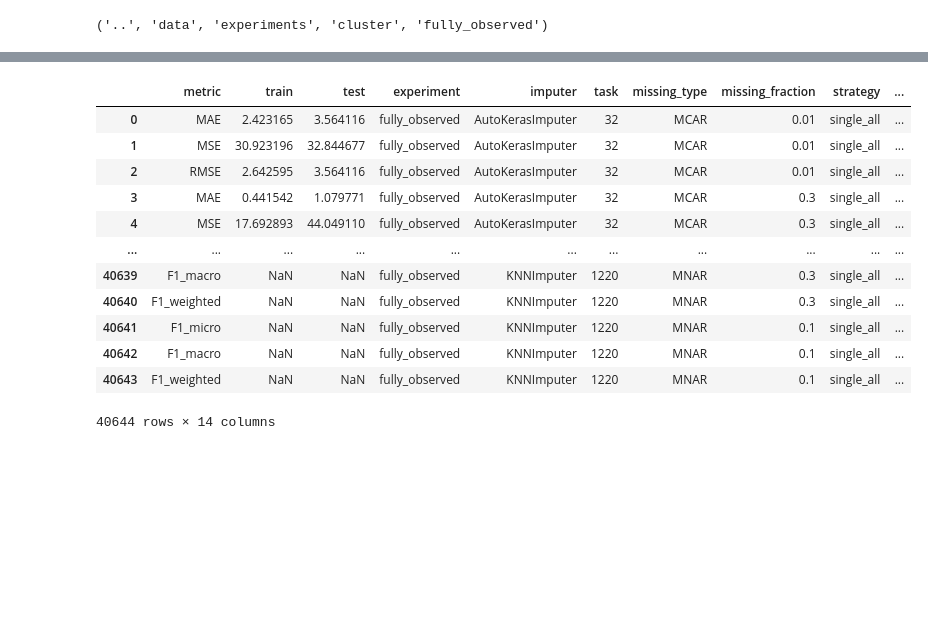
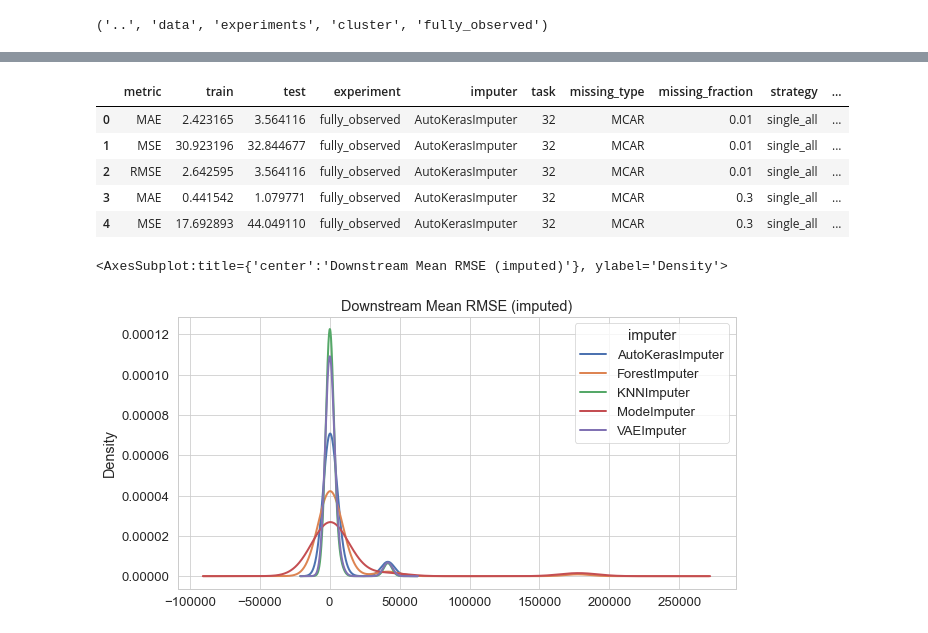
Before and after one commit to se-jaeger/data-imputation-paper, a Jupyter notebook: notebooks/read_results.ipynb, the cells around one changed output, grey strips where cells are left out. Cells and saved outputs as stored; diff of their text form; code cells hidden in the pictures; blank space fills up the shorter version.

Commit message:
added some first plots

```diff
--- a/notebooks/read_results.ipynb
+++ b/notebooks/read_results.ipynb
@@ -69,25 +79,30 @@ def read_prefixed_csv_files(df_in, file_prefix):
 # %%
 def read_csv_files(df):
     prefixes = [
         "impute_performance_std",
         "impute_performance_mean",
         "downstream_performance_std",
         "downstream_performance_mean"
     ]
-    return pd.concat([read_prefixed_csv_files(df, prefix) for prefix in prefixes], ignore_index=True)
+    df = pd.concat([read_prefixed_csv_files(df, prefix) for prefix in prefixes], ignore_index=True)
+    df["missing_fraction"] = pd.to_numeric(df["missing_fraction"])
+    return df
 
-read_csv_files(read_experiment(experiment_path))
+results = read_csv_files(read_experiment(experiment_path))
+results.head()
 # %% [output]
 |  | metric | train | test | experiment | imputer | task | missing_type | missing_fraction | strategy | ... |
 | 0 | MAE | 2.423165 | 3.564116 | fully_observed | AutoKerasImputer | 32 | MCAR | 0.01 | single_all | ... |
 | 1 | MSE | 30.923196 | 32.844677 | fully_observed | AutoKerasImputer | 32 | MCAR | 0.01 | single_all | ... |
 | 2 | RMSE | 2.642595 | 3.564116 | fully_observed | AutoKerasImputer | 32 | MCAR | 0.01 | single_all | ... |
 | 3 | MAE | 0.441542 | 1.079771 | fully_observed | AutoKerasImputer | 32 | MCAR | 0.3 | single_all | ... |
 | 4 | MSE | 17.692893 | 44.049110 | fully_observed | AutoKerasImputer | 32 | MCAR | 0.3 | single_all | ... |
-| ... | ... | ... | ... | ... | ... | ... | ... | ... | ... | ... |
-| 40639 | F1_macro | NaN | NaN | fully_observed | KNNImputer | 1220 | MNAR | 0.3 | single_all | ... |
-| 40640 | F1_weighted | NaN | NaN | fully_observed | KNNImputer | 1220 | MNAR | 0.3 | single_all | ... |
-| 40641 | F1_micro | NaN | NaN | fully_observed | KNNImputer | 1220 | MNAR | 0.1 | single_all | ... |
-| 40642 | F1_macro | NaN | NaN | fully_observed | KNNImputer | 1220 | MNAR | 0.1 | single_all | ... |
-| 40643 | F1_weighted | NaN | NaN | fully_observed | KNNImputer | 1220 | MNAR | 0.1 | single_all | ... |
-40644 rows × 14 columns
+# %%
+row_idx = (results["metric"] == "RMSE") & (results["result_type"] == "downstream_performance_mean")
+cols = ["imputed", "imputer"]
+data = results.loc[row_idx, cols]
+data = plot_data.pivot(columns="imputer", values="imputed")
+data.plot(kind="kde", title="Downstream Mean RMSE (imputed)", figsize=(10,5))
+# %% [output]
+<AxesSubplot:title={'center':'Downstream Mean RMSE (imputed)'}, ylabel='Density'>
+[figure, added]
```
Also changed, not shown: parts of 5 cells of this notebook.
